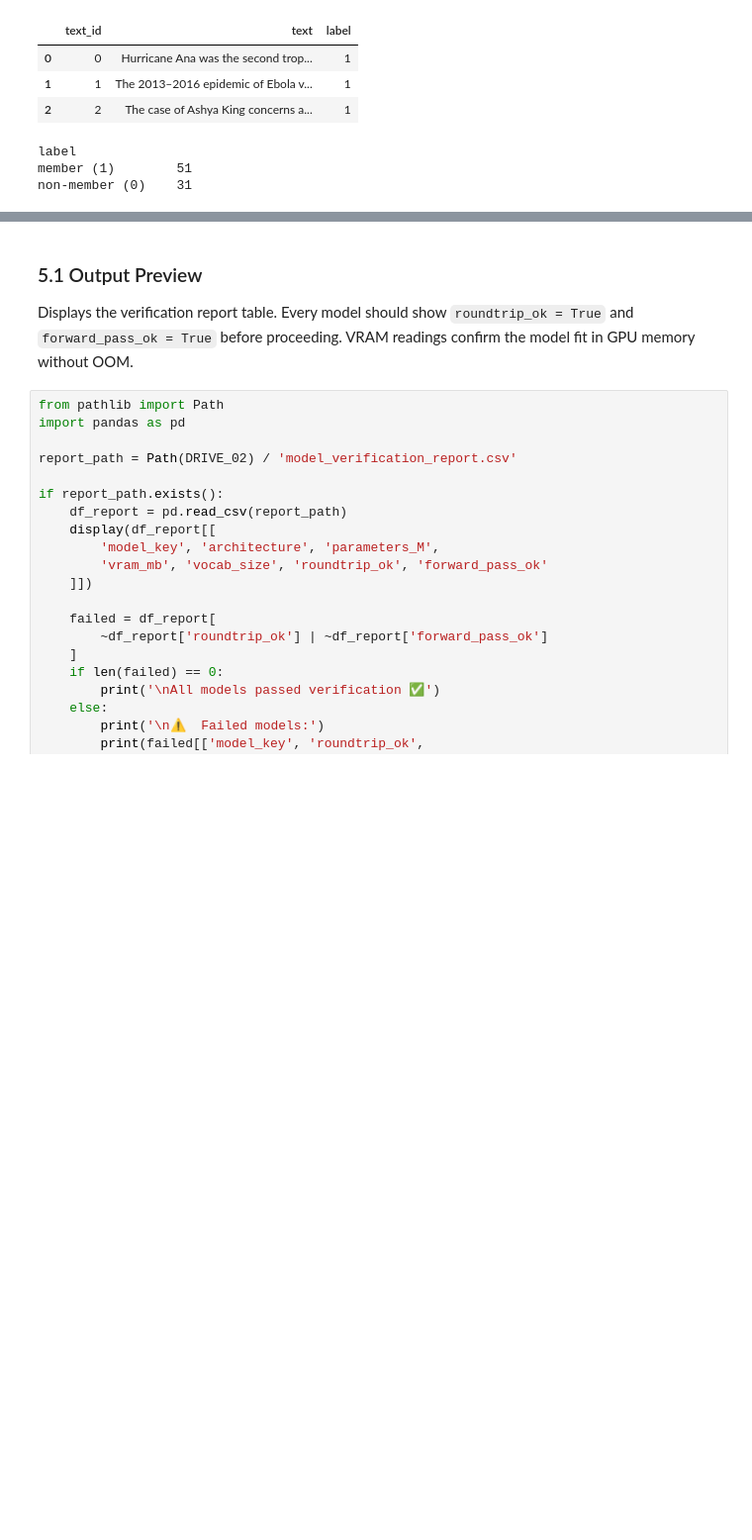
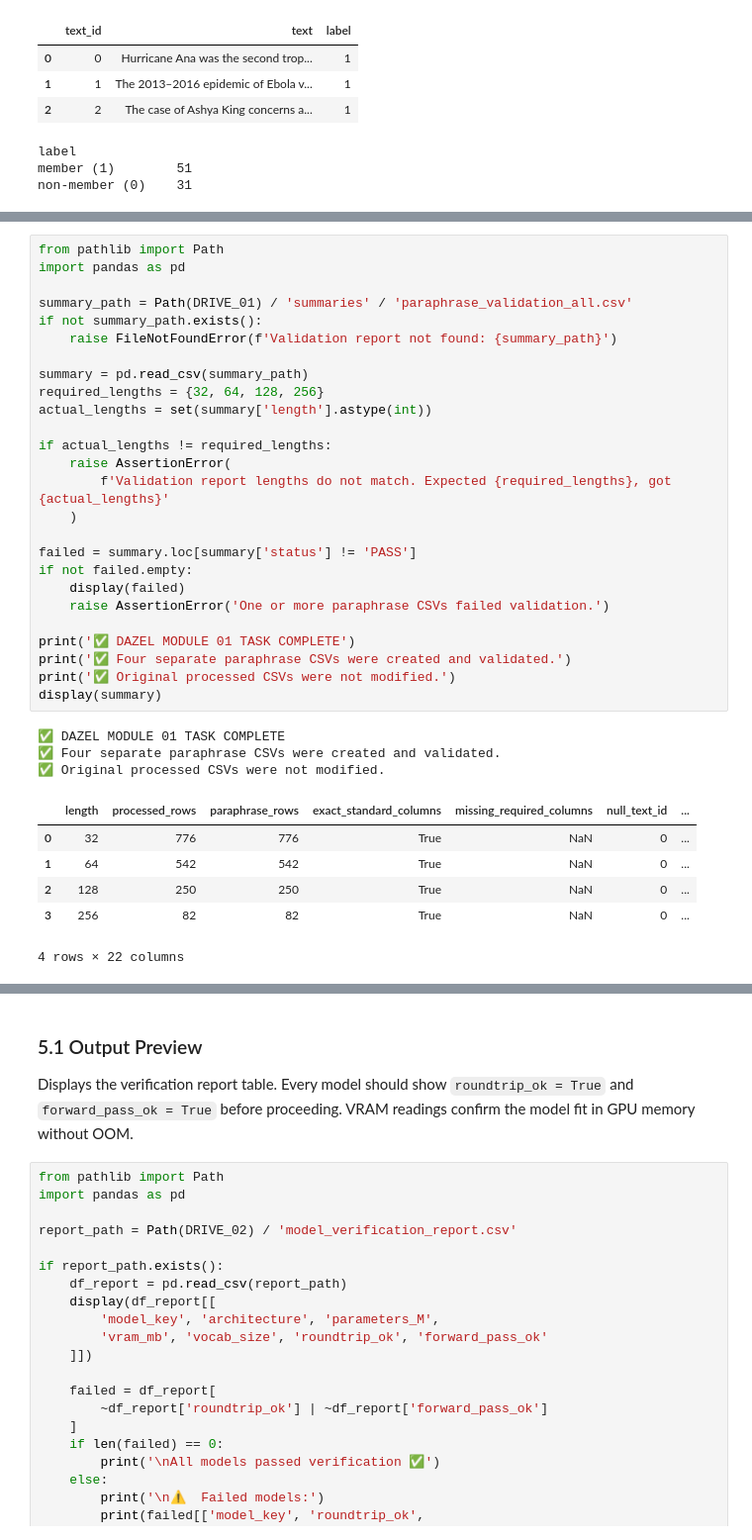
Before and after one commit to dazzlear/ai-final-project, a Jupyter notebook: master_notebook.ipynb, the cells around one changed output, grey strips where cells are left out. Shown at 99% size. Cells and saved outputs as stored; diff of their text form; blank space fills up the shorter version.

```diff
--- a/master_notebook.ipynb
+++ b/master_notebook.ipynb
@@ -289,3 +509,39 @@ else:
+# %%
+from pathlib import Path
+import pandas as pd
+
+summary_path = Path(DRIVE_01) / 'summaries' / 'paraphrase_validation_all.csv'
+if not summary_path.exists():
+    raise FileNotFoundError(f'Validation report not found: {summary_path}')
+
+summary = pd.read_csv(summary_path)
+required_lengths = {32, 64, 128, 256}
+actual_lengths = set(summary['length'].astype(int))
+
+if actual_lengths != required_lengths:
+    raise AssertionError(
+        f'Validation report lengths do not match. Expected {required_lengths}, got {actual_lengths}'
+    )
+
+failed = summary.loc[summary['status'] != 'PASS']
+if not failed.empty:
+    display(failed)
+    raise AssertionError('One or more paraphrase CSVs failed validation.')
+
+print('✅ DAZEL MODULE 01 TASK COMPLETE')
+print('✅ Four separate paraphrase CSVs were created and validated.')
+print('✅ Original processed CSVs were not modified.')
+display(summary)
+# %% [output]
+✅ DAZEL MODULE 01 TASK COMPLETE
+✅ Four separate paraphrase CSVs were created and validated.
+✅ Original processed CSVs were not modified.
+|  | length | processed_rows | paraphrase_rows | exact_standard_columns | missing_required_columns | null_text_id | ... |
+| 0 | 32 | 776 | 776 | True | NaN | 0 | ... |
+| 1 | 64 | 542 | 542 | True | NaN | 0 | ... |
+| 2 | 128 | 250 | 250 | True | NaN | 0 | ... |
+| 3 | 256 | 82 | 82 | True | NaN | 0 | ... |
+4 rows × 22 columns
 # %% [markdown]
 ## [5] Module 02 — Model Loading and Verification
 
```
Also changed, not shown: parts of 38 cells of this notebook.
